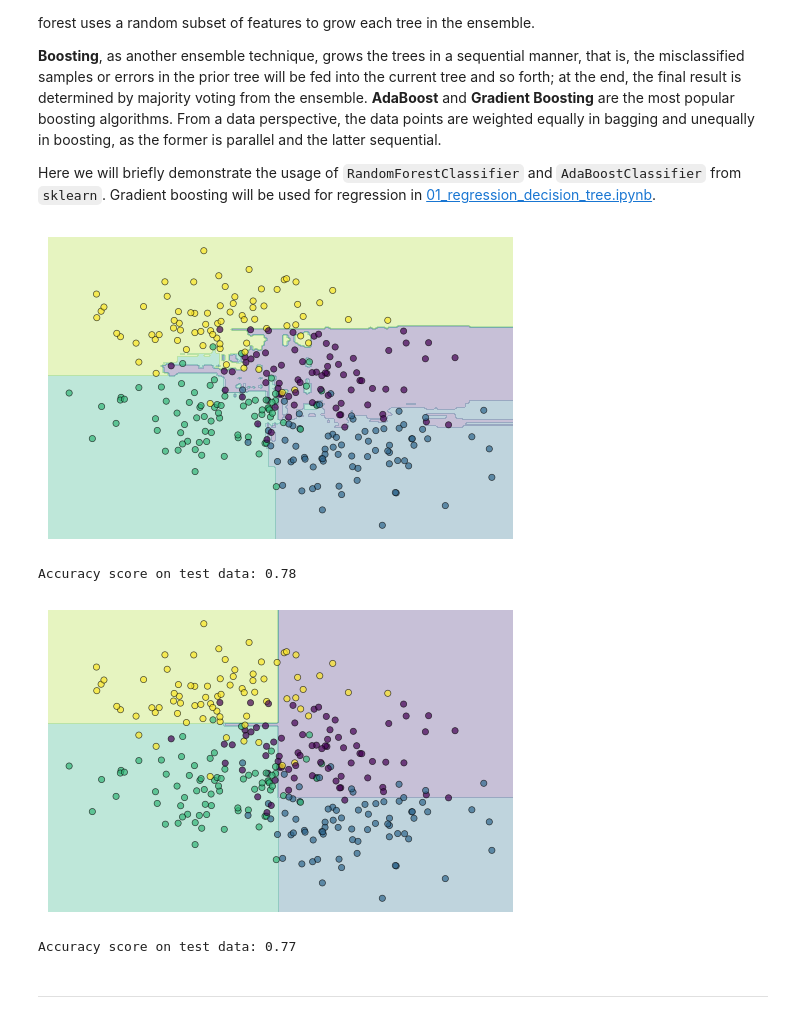
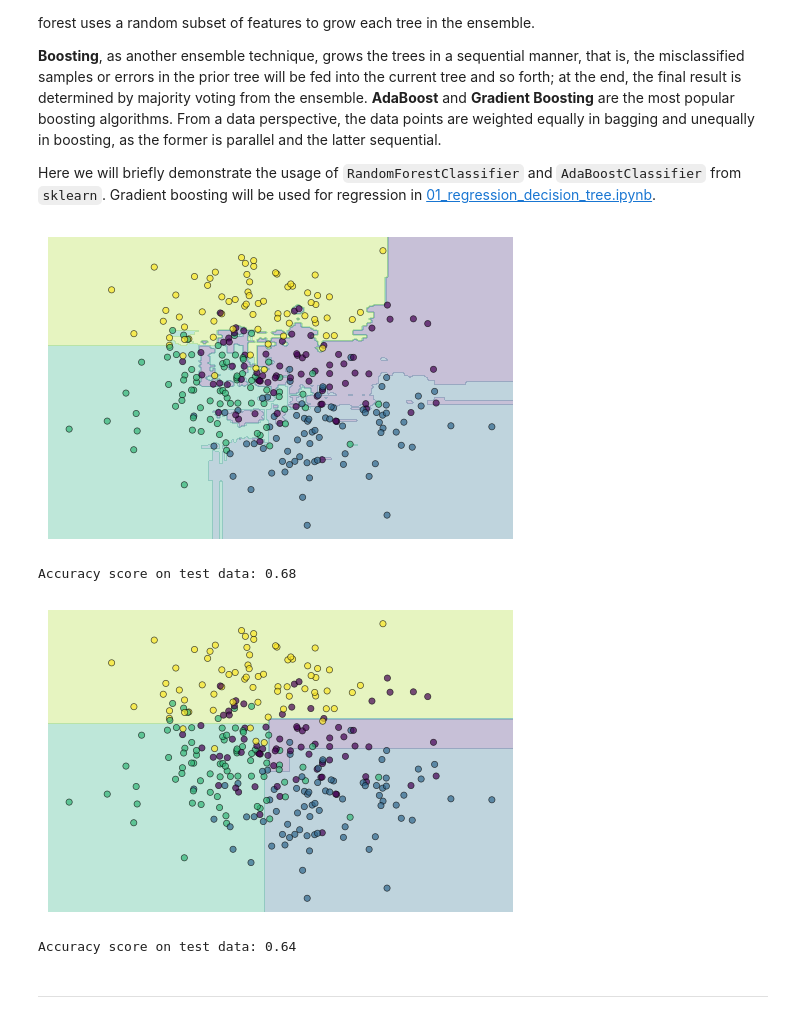
Before and after one commit to stfc-sciml/sciml-workshop, a Jupyter notebook: course_1.0/01_classification_decision_tree.ipynb, the cells around one changed output. Drawn from its saved outputs; the diff is of its cells as text; code cells hidden in the pictures.

```diff
--- a/course_1.0/01_classification_decision_tree.ipynb
+++ b/course_1.0/01_classification_decision_tree.ipynb
@@ -28,7 +28,9 @@ In the following cell, we generate a dataset of 300 samples in 2D (2 features) w
 # %%
 # generate Gaussian blobs
-X, y = make_blobs(n_samples=300, n_features=2, centers=4,
-                  cluster_std=1.5, random_state=0)
+all_X, all_y = make_blobs(n_samples=600, n_features=2, centers=4,
+                          cluster_std=2, random_state=0)
+# train set
+X, y = all_X[:300], all_y[:300]
 
 # plot data points
 plt.figure(dpi=100)
@@ -134,9 +136,5 @@ We can use the `accuracy_score` metric from `sklearn` to quantify the accuracy o
 # %%
-# generate Gaussian blobs
-X, y, centers = make_blobs(n_samples=300, n_features=2, centers=4,
-                           cluster_std=1.5, random_state=0, return_centers=True)
-
-# re-fit model with (X, y)
+# fit decision tree
 tree = decision_tree.fit(X, y)
 
 # make predictions
@@ -151,7 +149,6 @@ Pretty accurate! Wait up a moment -- let us try the model on some test data, gen
 # %%
-# generate Gaussian blobs
-test_X, test_y = make_blobs(n_samples=300, n_features=2, centers=centers,
-                            cluster_std=1.5, random_state=1)
+# test data
+test_X, test_y = all_X[300:], all_y[300:]
 
 # plot test data
 plt.figure(dpi=100)
@@ -244,25 +241,25 @@ test_y_pred = forest.predict(test_X)
 # compute accuarcy score with test data
 print('Accuracy score on test data: %.2f' % accuracy_score(test_y, test_y_pred))
 # %% [output]
-[figure, old version]
+[figure, new version]
-Accuracy score on test data: 0.78
+Accuracy score on test data: 0.68
 # %%
 # create and fit a AdaBoost classifier
-ada = AdaBoostClassifier(n_estimators=300, learning_rate=.003, random_state=0).fit(X, y)
+ada = AdaBoostClassifier(n_estimators=300, random_state=0).fit(X, y)
 
 # visulise model
 plt.figure(dpi=100)
 visualize_classifier(X, y, ada)
 plt.show()
 
 # make predictions with test data
 test_y_pred = ada.predict(test_X)
 
 # compute accuarcy score with test data
 print('Accuracy score on test data: %.2f' % accuracy_score(test_y, test_y_pred))
 # %% [output]
-[figure, old version]
+[figure, new version]
-Accuracy score on test data: 0.77
+Accuracy score on test data: 0.64
 # %% [markdown]
 ---
 # %% [markdown]
```
Also changed, not shown: parts of 9 cells of this notebook.
